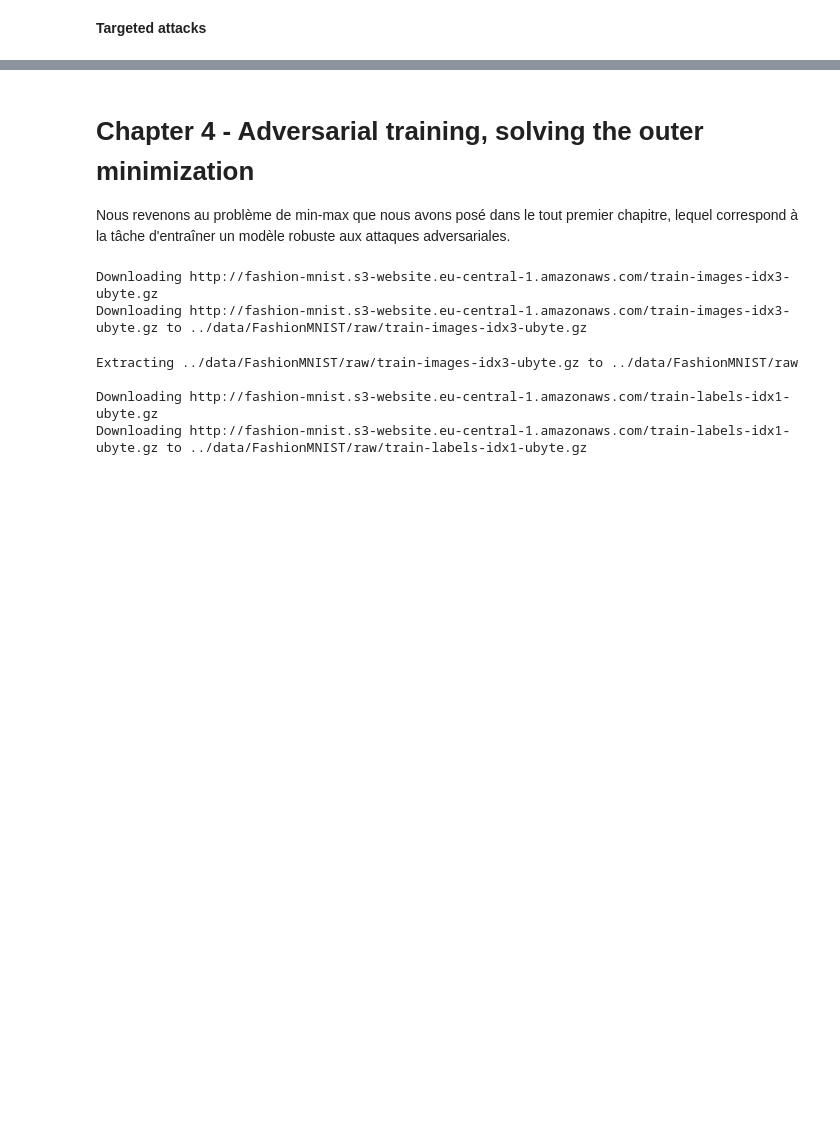
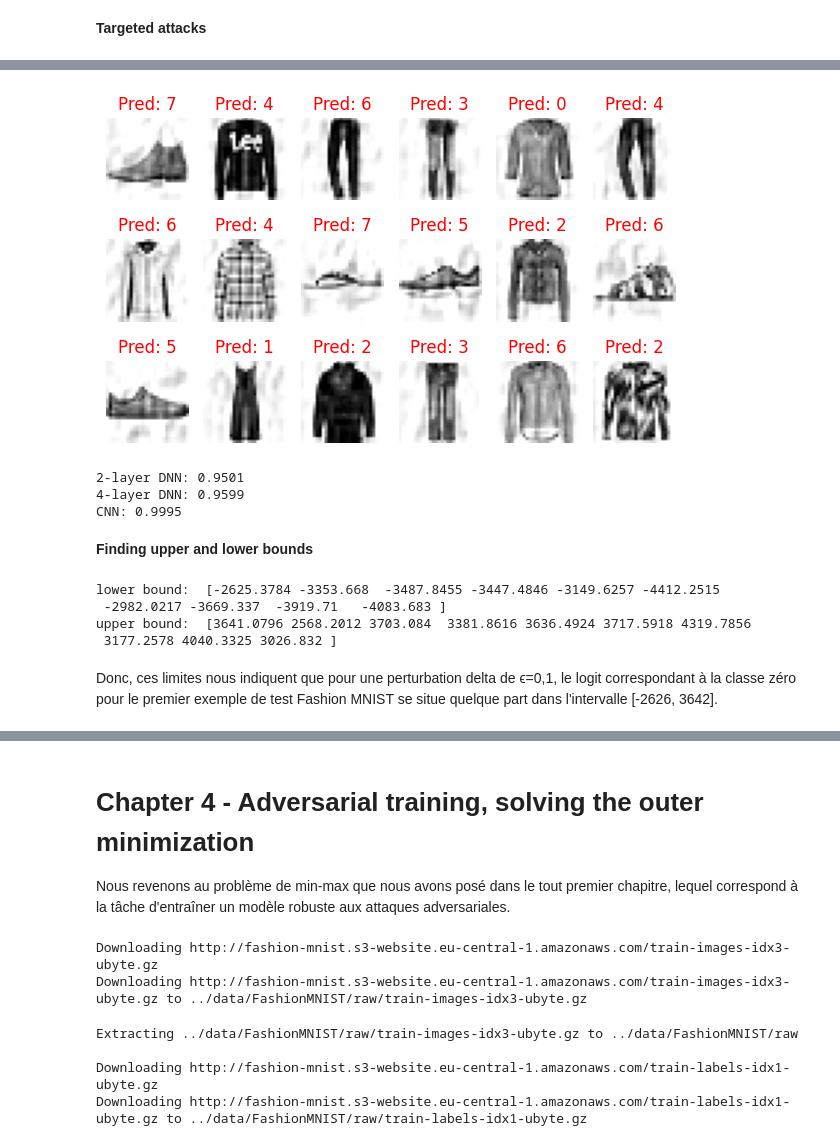
Before and after one commit to KOMBOU12/Marius, a Jupyter notebook: Adversarial_Robustness.ipynb, the cells around one changed output, grey strips where cells are left out. Drawn from its saved outputs; the diff is of its cells as text; code cells hidden in the pictures; blank space fills up the shorter version.

```diff
--- a/Adversarial_Robustness.ipynb
+++ b/Adversarial_Robustness.ipynb
@@ -747,0 +778,33 @@ plot_images(X+delta, y, yp, 3, 6)
+# %%
+def norms(Z):
+    """Compute norms over all but the first dimension"""
+    return Z.view(Z.shape[0], -1).norm(dim=1)[:,None,None,None]
+
+
+def pgd_l2(model, X, y, epsilon, alpha, num_iter):
+    delta = torch.zeros_like(X, requires_grad=True)
+    for t in range(num_iter):
+        loss = nn.CrossEntropyLoss()(model(X + delta), y)
+        loss.backward()
+        delta.data += alpha*delta.grad.detach() / norms(delta.grad.detach())
+        delta.data = torch.min(torch.max(delta.detach(), -X), 1-X) # clip X+delta to [0,1]
+        delta.data *= epsilon / norms(delta.detach()).clamp(min=epsilon)
+        delta.grad.zero_()
+
+    return delta.detach()
+# %%
+delta = pgd_l2(model_cnn, X, y, epsilon=2, alpha=0.1, num_iter=40)
+yp = model_cnn(X + delta)
+plot_images(X+delta, y, yp, 3, 6)
+# %% [output]
+[figure, added]
+# %%
+print("2-layer DNN:", epoch_adversarial(model_dnn_2, test_loader, pgd_l2, 2, 0.1, 40)[0])
+print("4-layer DNN:", epoch_adversarial(model_dnn_4, test_loader, pgd_l2, 2, 0.1, 40)[0])
+print("CNN:", epoch_adversarial(model_cnn, test_loader, pgd_l2, 2, 0.1, 40)[0])
+# %% [output]
+2-layer DNN: 0.9501
+4-layer DNN: 0.9599
+CNN: 0.9995
+# %% [markdown]
+**Finding upper and lower bounds**
@@ -747,0 +849,12 @@ plot_images(X+delta, y, yp, 3, 6)
+# %%
+epsilon = 0.1
+bounds = bound_propagation(model_cnn, ((X - epsilon).clamp(min=0), (X + epsilon).clamp(max=1)))
+print("lower bound: ", bounds[-1][0][0].detach().cpu().numpy())
+print("upper bound: ", bounds[-1][1][0].detach().cpu().numpy())
+# %% [output]
+lower bound:  [-2625.3784 -3353.668  -3487.8455 -3447.4846 -3149.6257 -4412.2515
+ -2982.0217 -3669.337  -3919.71   -4083.683 ]
+upper bound:  [3641.0796 2568.2012 3703.084  3381.8616 3636.4924 3717.5918 4319.7856
+ 3177.2578 4040.3325 3026.832 ]
+# %% [markdown]
+Donc, ces limites nous indiquent que pour une perturbation delta de ϵ=0,1, le logit correspondant à la classe zéro pour le premier exemple de test Fashion MNIST se situe quelque part dans l'intervalle [-2626, 3642].
```
Also changed, not shown: parts of 31 cells of this notebook.
